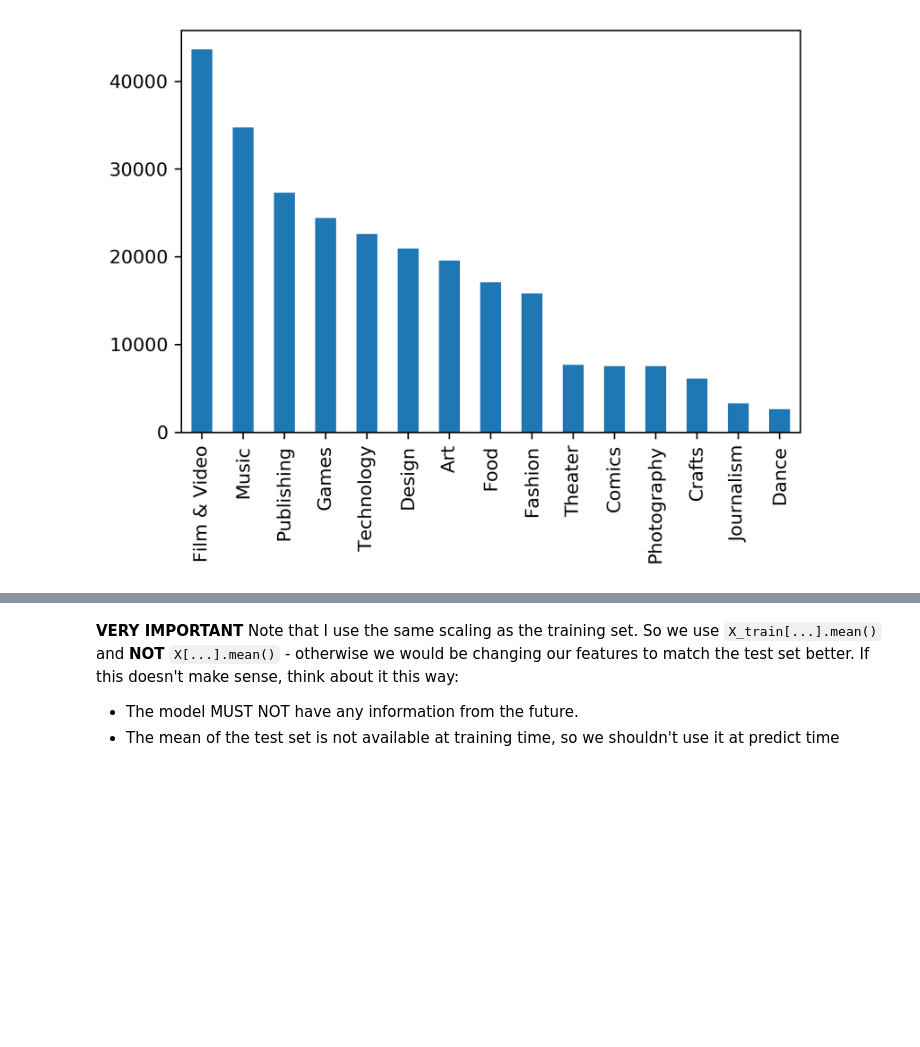
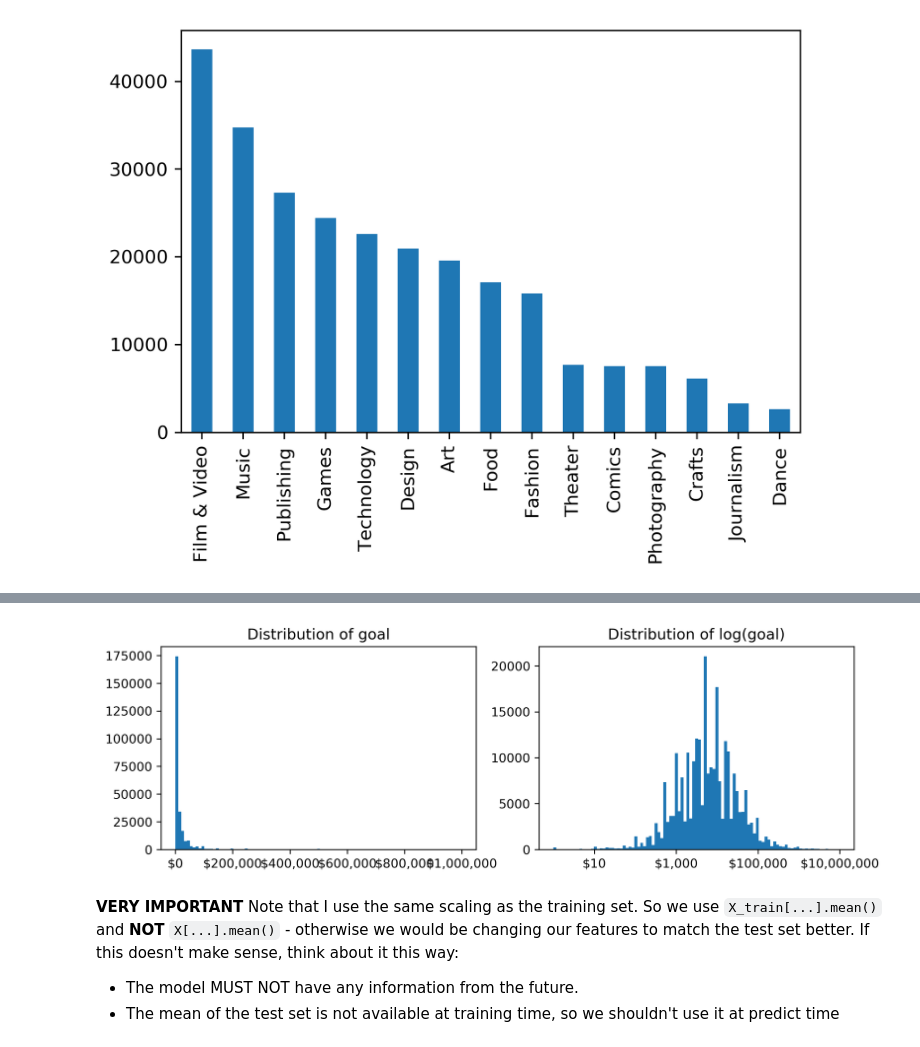
Before and after one commit to ShelyBhogal/data-science, a Jupyter notebook: 13-workshop1-classification/workshop.ipynb, the cells around one changed output, grey strips where cells are left out. Cells and saved outputs as stored; diff of their text form; code cells hidden in the pictures; blank space fills up the shorter version.

```diff
--- a/13-workshop1-classification/workshop.ipynb
+++ b/13-workshop1-classification/workshop.ipynb
@@ -132,3 +168,21 @@ train['main_category'].value_counts().plot(kind='bar', ax=ax);
+# %%
+# The 'usd_goal_real' column holds the total amount of money the project tried to raise
+fg, axs = plt.subplots(dpi=300, ncols=2, figsize=(10, 3))
+
+# Normal hist
+bins = np.linspace(0, 10e5, 100)
+train['usd_goal_real'].hist(bins=bins, grid=False, ax=axs[0]);
+axs[0].xaxis.set_major_formatter(ticker.StrMethodFormatter('${x:,.0f}'));
+axs[0].set_title('Distribution of goal');
+
+# Logged hist
+bins = np.logspace(0, 7, 100)
+axs[1].set_xscale('log');
+axs[1].set_title('Distribution of log(goal)');
+train['usd_goal_real'].hist(bins=bins, grid=False, ax=axs[1]);
+axs[1].xaxis.set_major_formatter(ticker.StrMethodFormatter('${x:,.0f}'));
+# %% [output]
+[figure, added]
 # %% [markdown]
 **VERY IMPORTANT** Note that I use the same scaling as the training set. So we use `X_train[...].mean()` and **NOT** `X[...].mean()` - otherwise we would be changing our features to match the test set better. If this doesn't make sense, think about it this way:
 
```
Also changed, not shown: parts of 16 cells of this notebook, 1 other file.
